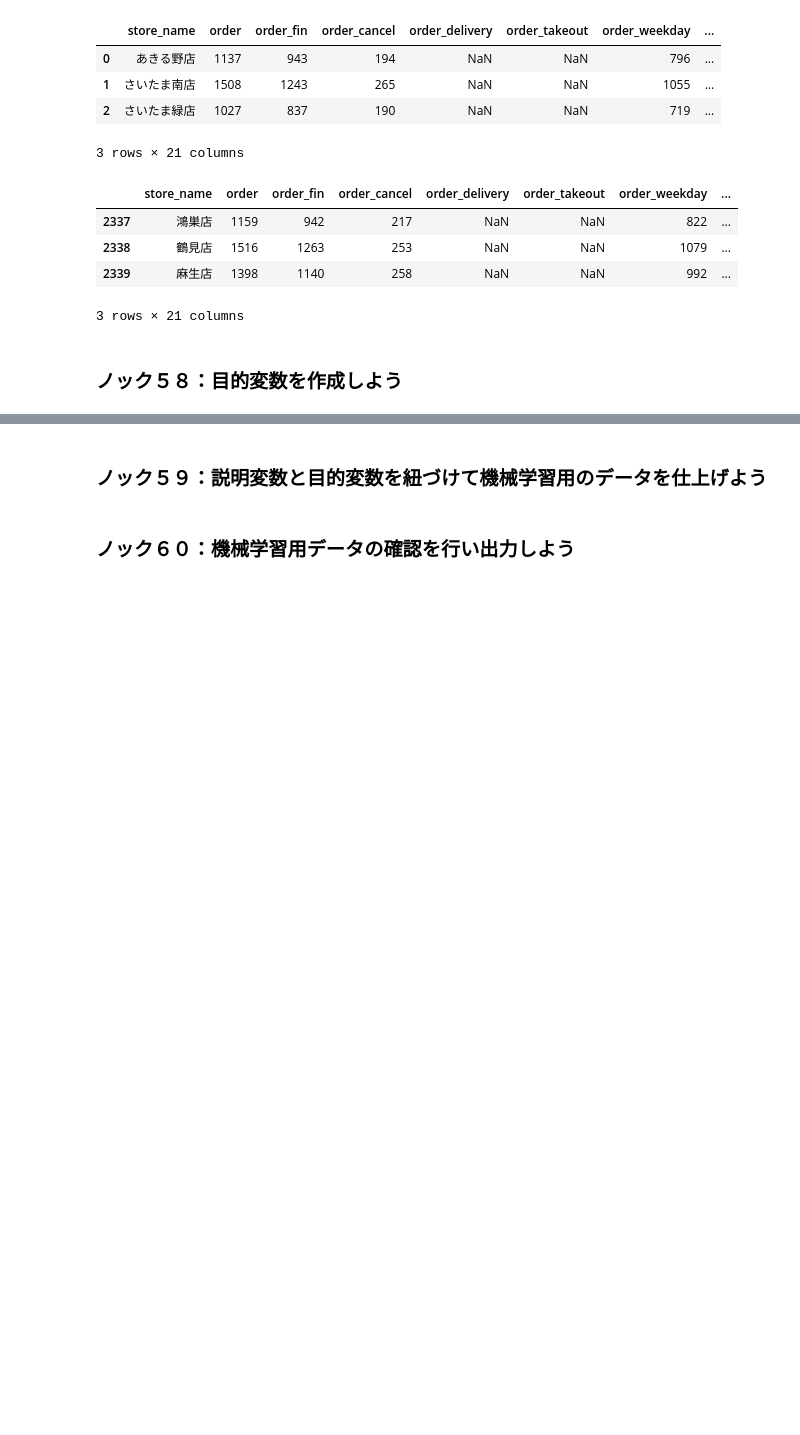
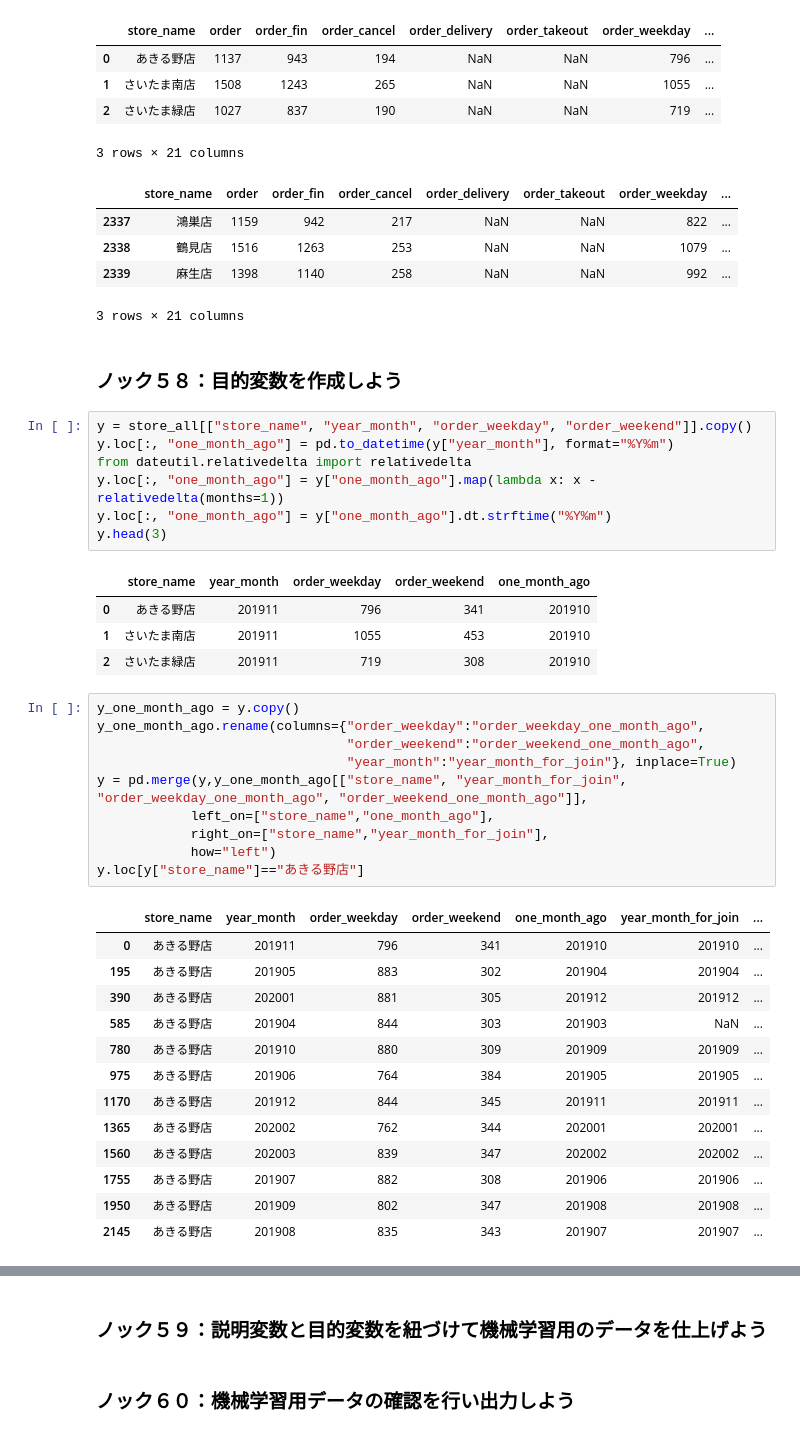
Before and after one commit to winuim/python-lm-system-100, a Jupyter notebook: chapter-6/chapter-6.ipynb, the cells around one changed output, grey strips where cells are left out. Cells and saved outputs as stored; diff of their text form; blank space fills up the shorter version.

```diff
--- a/chapter-6/chapter-6.ipynb
+++ b/chapter-6/chapter-6.ipynb
@@ -288,3 +288,39 @@ store_all.to_csv(os.path.join(output_dir, store_monthly_name), index=False)
 3 rows × 21 columns
 # %% [markdown]
 ### ノック５８：目的変数を作成しよう
+# %%
+y = store_all[["store_name", "year_month", "order_weekday", "order_weekend"]].copy()
+y.loc[:, "one_month_ago"] = pd.to_datetime(y["year_month"], format="%Y%m")
+from dateutil.relativedelta import relativedelta
+y.loc[:, "one_month_ago"] = y["one_month_ago"].map(lambda x: x - relativedelta(months=1))
+y.loc[:, "one_month_ago"] = y["one_month_ago"].dt.strftime("%Y%m")
+y.head(3)
+# %% [output]
+|  | store_name | year_month | order_weekday | order_weekend | one_month_ago |
+| 0 | あきる野店 | 201911 | 796 | 341 | 201910 |
+| 1 | さいたま南店 | 201911 | 1055 | 453 | 201910 |
+| 2 | さいたま緑店 | 201911 | 719 | 308 | 201910 |
+# %%
+y_one_month_ago = y.copy()
+y_one_month_ago.rename(columns={"order_weekday":"order_weekday_one_month_ago",
+                                "order_weekend":"order_weekend_one_month_ago",
+                                "year_month":"year_month_for_join"}, inplace=True)
+y = pd.merge(y,y_one_month_ago[["store_name", "year_month_for_join", "order_weekday_one_month_ago", "order_weekend_one_month_ago"]],
+            left_on=["store_name","one_month_ago"],
+            right_on=["store_name","year_month_for_join"],
+            how="left")
+y.loc[y["store_name"]=="あきる野店"]
+# %% [output]
+|  | store_name | year_month | order_weekday | order_weekend | one_month_ago | year_month_for_join | ... |
+| 0 | あきる野店 | 201911 | 796 | 341 | 201910 | 201910 | ... |
+| 195 | あきる野店 | 201905 | 883 | 302 | 201904 | 201904 | ... |
+| 390 | あきる野店 | 202001 | 881 | 305 | 201912 | 201912 | ... |
+| 585 | あきる野店 | 201904 | 844 | 303 | 201903 | NaN | ... |
+| 780 | あきる野店 | 201910 | 880 | 309 | 201909 | 201909 | ... |
+| 975 | あきる野店 | 201906 | 764 | 384 | 201905 | 201905 | ... |
+| 1170 | あきる野店 | 201912 | 844 | 345 | 201911 | 201911 | ... |
+| 1365 | あきる野店 | 202002 | 762 | 344 | 202001 | 202001 | ... |
+| 1560 | あきる野店 | 202003 | 839 | 347 | 202002 | 202002 | ... |
+| 1755 | あきる野店 | 201907 | 882 | 308 | 201906 | 201906 | ... |
+| 1950 | あきる野店 | 201909 | 802 | 347 | 201908 | 201908 | ... |
+| 2145 | あきる野店 | 201908 | 835 | 343 | 201907 | 201907 | ... |
```
Also changed, not shown: parts of 1 cell of this notebook.
